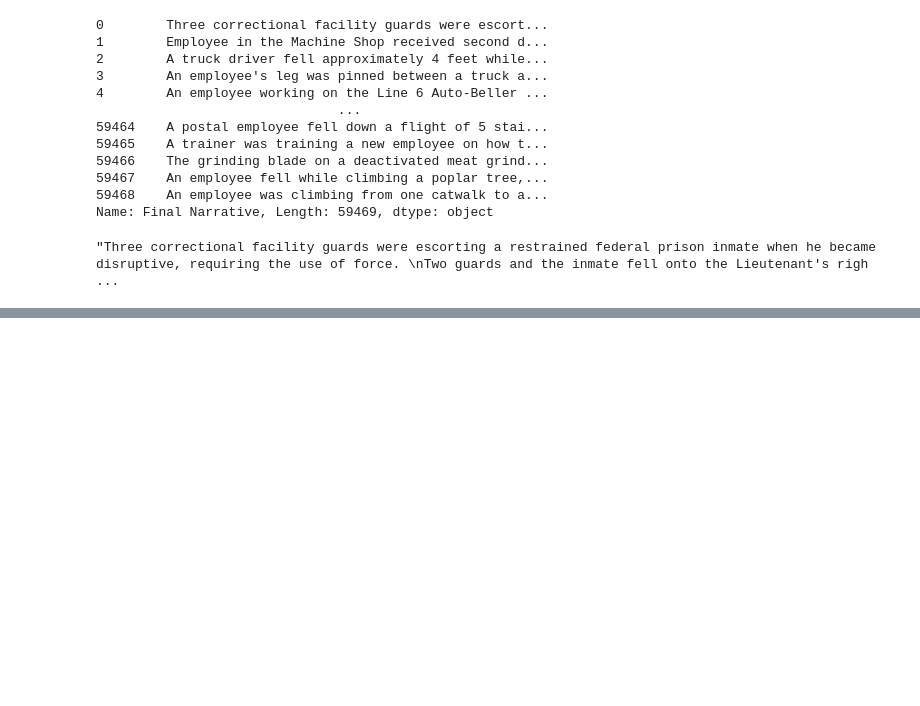
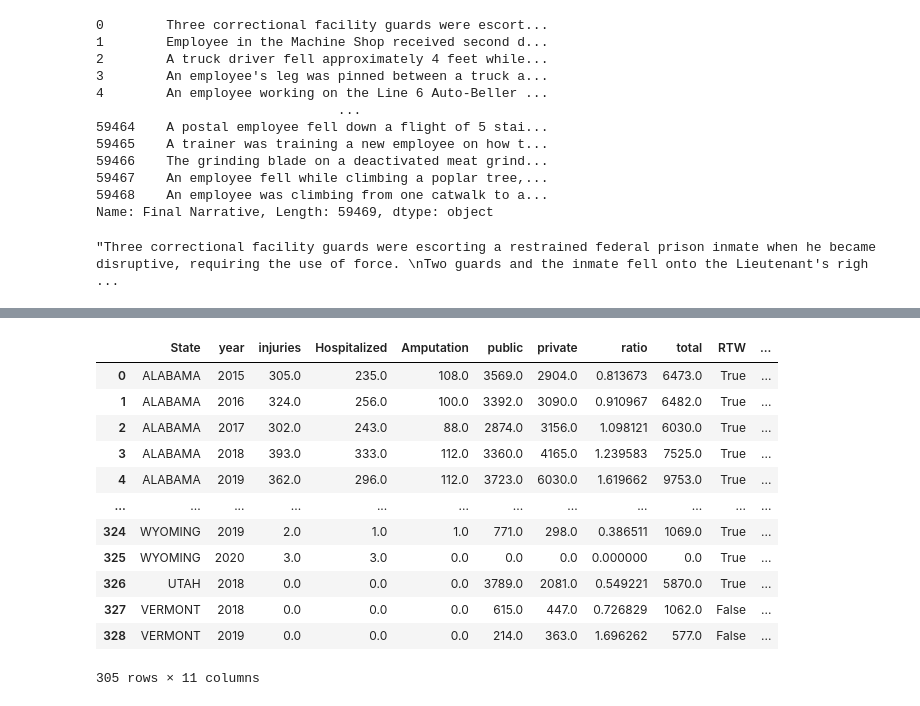
Before and after one commit to Bwils171/OSHA-Severe-Injuries, a Jupyter notebook: OSHA-Report_NLP.ipynb, the cells around one changed output, grey strips where cells are left out. Cells and saved outputs as stored; diff of their text form; code cells hidden in the pictures; blank space fills up the shorter version.

```diff
--- a/OSHA-Report_NLP.ipynb
+++ b/OSHA-Report_NLP.ipynb
@@ -221,0 +830,4 @@ Most common fourgrams:  [(('three', 'correctional', 'facility', 'guards'), 1), (
+# %%
+remove = ['PUERTO RICO', 'VIRGIN ISLANDS','GUAM','NORTHERN MARIANA ISLANDS', 'AMERICAN SAMOA']
+combined_clean = combined.loc[~combined['State'].isin(remove)]
+combined_clean['State'].unique()
@@ -221,0 +866,17 @@ Most common fourgrams:  [(('three', 'correctional', 'facility', 'guards'), 1), (
+# %%
+OSHA = combined_clean.fillna(0).copy()
+OSHA
+# %% [output]
+|  | State | year | injuries | Hospitalized | Amputation | public | private | ratio | total | RTW | ... |
+| 0 | ALABAMA | 2015 | 305.0 | 235.0 | 108.0 | 3569.0 | 2904.0 | 0.813673 | 6473.0 | True | ... |
+| 1 | ALABAMA | 2016 | 324.0 | 256.0 | 100.0 | 3392.0 | 3090.0 | 0.910967 | 6482.0 | True | ... |
+| 2 | ALABAMA | 2017 | 302.0 | 243.0 | 88.0 | 2874.0 | 3156.0 | 1.098121 | 6030.0 | True | ... |
+| 3 | ALABAMA | 2018 | 393.0 | 333.0 | 112.0 | 3360.0 | 4165.0 | 1.239583 | 7525.0 | True | ... |
+| 4 | ALABAMA | 2019 | 362.0 | 296.0 | 112.0 | 3723.0 | 6030.0 | 1.619662 | 9753.0 | True | ... |
+| ... | ... | ... | ... | ... | ... | ... | ... | ... | ... | ... | ... |
+| 324 | WYOMING | 2019 | 2.0 | 1.0 | 1.0 | 771.0 | 298.0 | 0.386511 | 1069.0 | True | ... |
+| 325 | WYOMING | 2020 | 3.0 | 3.0 | 0.0 | 0.0 | 0.0 | 0.000000 | 0.0 | True | ... |
+| 326 | UTAH | 2018 | 0.0 | 0.0 | 0.0 | 3789.0 | 2081.0 | 0.549221 | 5870.0 | True | ... |
+| 327 | VERMONT | 2018 | 0.0 | 0.0 | 0.0 | 615.0 | 447.0 | 0.726829 | 1062.0 | False | ... |
+| 328 | VERMONT | 2019 | 0.0 | 0.0 | 0.0 | 214.0 | 363.0 | 1.696262 | 577.0 | False | ... |
+305 rows × 11 columns
```
Also changed, not shown: parts of 74 cells of this notebook, 12 other files.
